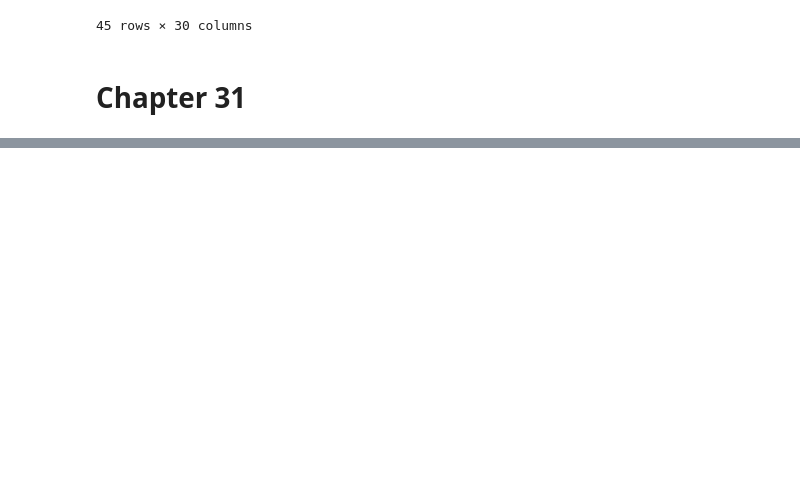
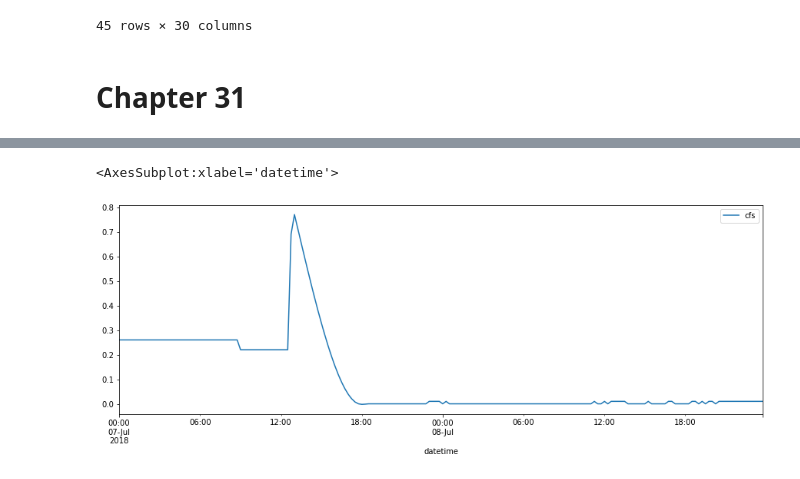
Before and after one commit to jporman/general, a Jupyter notebook: effective_pandas.ipynb, the cells around one changed output, grey strips where cells are left out. Drawn from its saved outputs; the diff is of its cells as text; code cells hidden in the pictures; blank space fills up the shorter version.

```diff
--- a/effective_pandas.ipynb
+++ b/effective_pandas.ipynb
@@ -1276,0 +1383,7 @@ dd
+# %%
+(dd[['cfs']].loc['2018-07-07':'2018-07-08']
+            .interpolate(method='polynomial',order=3)
+            .plot(figsize=(15,5)))
+# %% [output]
+<AxesSubplot:xlabel='datetime'>
+[figure, added]
```
Also changed, not shown: parts of 33 cells of this notebook.
